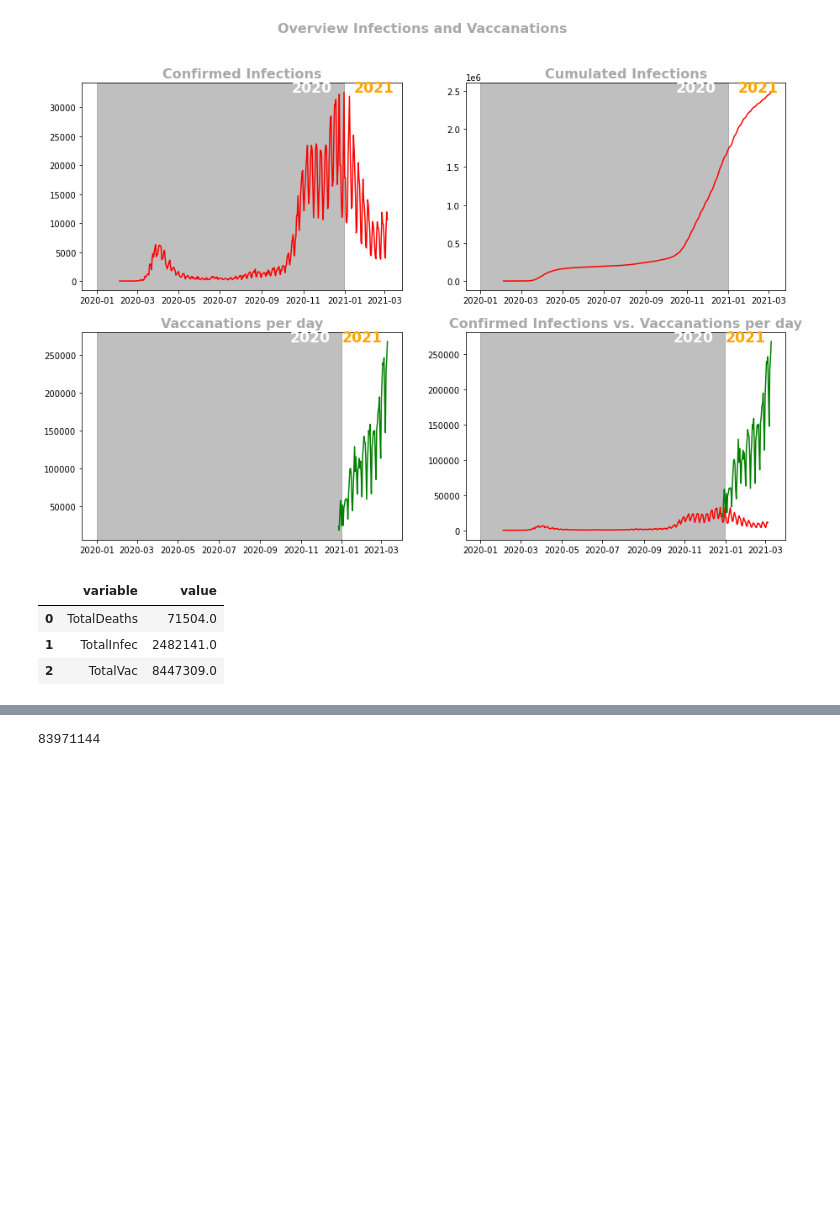
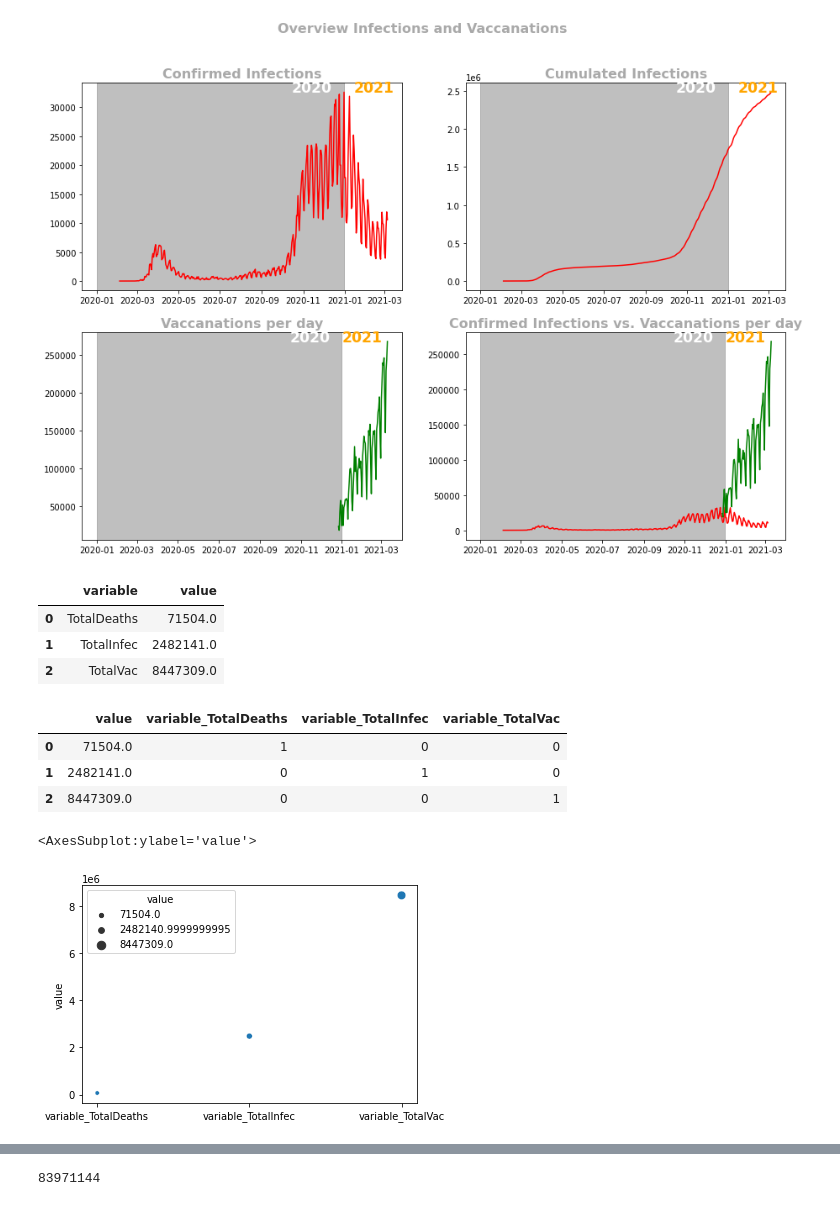
Before and after one commit to SebastianW89/COVID_19_GERMANY, a Jupyter notebook: COVID_WORLD.ipynb, the cells around one changed output, grey strips where cells are left out. Drawn from its saved outputs; the diff is of its cells as text; code cells hidden in the pictures; blank space fills up the shorter version.

```diff
--- a/COVID_WORLD.ipynb
+++ b/COVID_WORLD.ipynb
@@ -499,6 +499,24 @@ df_scatter_melt
 | 0 | TotalDeaths | 71504.0 |
 | 1 | TotalInfec | 2482141.0 |
 | 2 | TotalVac | 8447309.0 |
+# %%
+encoded_df_scatter_melt=pd.get_dummies(data=df_scatter_melt,
+                                       columns=['variable']
+                                      )
+encoded_df_scatter_melt
+# %% [output]
+|  | value | variable_TotalDeaths | variable_TotalInfec | variable_TotalVac |
+| 0 | 71504.0 | 1 | 0 | 0 |
+| 1 | 2482141.0 | 0 | 1 | 0 |
+| 2 | 8447309.0 | 0 | 0 | 1 |
+# %%
+sns.scatterplot(data=encoded_df_scatter_melt,
+                x=['variable_TotalDeaths','variable_TotalInfec','variable_TotalVac'],
+               y='value',
+               size='value')
+# %% [output]
+<AxesSubplot:ylabel='value'>
+[figure, added]
 # %%
 import plotly.graph_objects as go
 # %%
```
Also changed, not shown: parts of 1 cell of this notebook.
